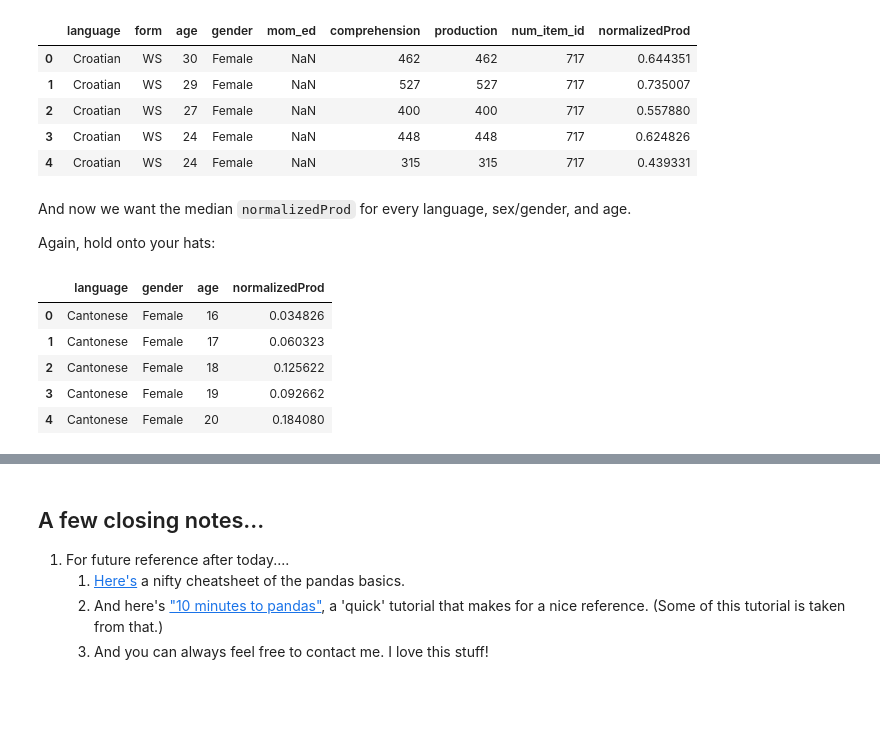
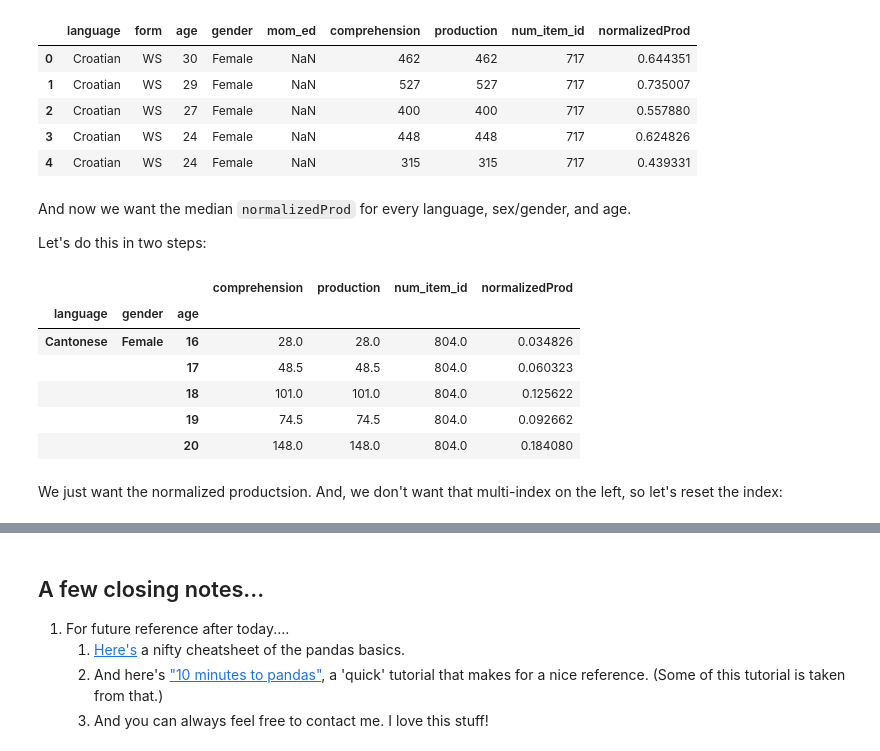
Before and after one commit to drussellmrichie/uconn_jterm_python_workshops, a Jupyter notebook: python-data-analysis/Python Data Analysis Tutorial.ipynb, the cells around one changed output, grey strips where cells are left out. Drawn from its saved outputs; the diff is of its cells as text; code cells hidden in the pictures; blank space fills up the shorter version.

```diff
--- a/python-data-analysis/Python Data Analysis Tutorial.ipynb
+++ b/python-data-analysis/Python Data Analysis Tutorial.ipynb
@@ -302,7 +308,7 @@ SyntaxError: invalid syntax (<ipython-input-17-44b8dd8fbe84>, line 1)
 
 Before we try to access rows, it's a good idea to change the index (more on that in a sec)...
 # %%
-admin_data.set_index('data_id')
+admin_data.set_index(keys='data_id')
 # %% [output]
 |  | language | form | age | gender | mom_ed | comprehension | production |
 | data_id |  |  |  |  |  |  |  |
@@ -339,7 +345,7 @@ Well, this is because the default behavior of the `.set_index` method, and many
 
 There's two ways to 'solve' this. One is, as I said, to assign the output of `.set_index` to a new object, like so:
 # %%
-reindex_admin_data = admin_data.set_index('data_id')
+reindex_admin_data = admin_data.set_index(keys='data_id')
 reindex_admin_data.head()
 # %% [output]
 |  | language | form | age | gender | mom_ed | comprehension | production |
@@ -352,7 +358,7 @@ reindex_admin_data.head()
 # %% [markdown]
 Or, we can set an `inplace` parameter of the `.set_index` method to `True`. That will make the method directly modify the original `admin_data` DataFrame. So, if we then call `admin_data`, we get a DataFrame with the new index.
 # %%
-admin_data.set_index('data_id', inplace=True)
+admin_data.set_index(keys='data_id', inplace=True)
 admin_data.head()
 # %% [output]
 |  | language | form | age | gender | mom_ed | comprehension | production |
@@ -1213,17 +1236,18 @@ ws_genderCoded_admin_data.head()
 # %% [markdown]
 And now we want the median `normalizedProd` for every language, sex/gender, and age.
 
-Again, hold onto your hats:
+Let's do this in two steps:
 # %%
-median_prods = ws_genderCoded_admin_data.groupby(by=['language','gender','age'])\
-                                        .median() \
-                                        ['normalizedProd']\
-                                        .reset_index()
-median_prods.head()
+median_groupby = ws_genderCoded_admin_data.groupby(by=['language','gender','age'])\
+                                          .median()
+median_groupby.head()
 # %% [output]
-|  | language | gender | age | normalizedProd |
-| 0 | Cantonese | Female | 16 | 0.034826 |
-| 1 | Cantonese | Female | 17 | 0.060323 |
-| 2 | Cantonese | Female | 18 | 0.125622 |
-| 3 | Cantonese | Female | 19 | 0.092662 |
-| 4 | Cantonese | Female | 20 | 0.184080 |
+|  |  |  | comprehension | production | num_item_id | normalizedProd |
+| language | gender | age |  |  |  |  |
+| Cantonese | Female | 16 | 28.0 | 28.0 | 804.0 | 0.034826 |
+|  |  | 17 | 48.5 | 48.5 | 804.0 | 0.060323 |
+|  |  | 18 | 101.0 | 101.0 | 804.0 | 0.125622 |
+|  |  | 19 | 74.5 | 74.5 | 804.0 | 0.092662 |
+|  |  | 20 | 148.0 | 148.0 | 804.0 | 0.184080 |
+# %% [markdown]
+We just want the normalized productsion. And, we don't want that multi-index on the left, so let's reset the index:
```
Also changed, not shown: parts of 40 cells of this notebook.
